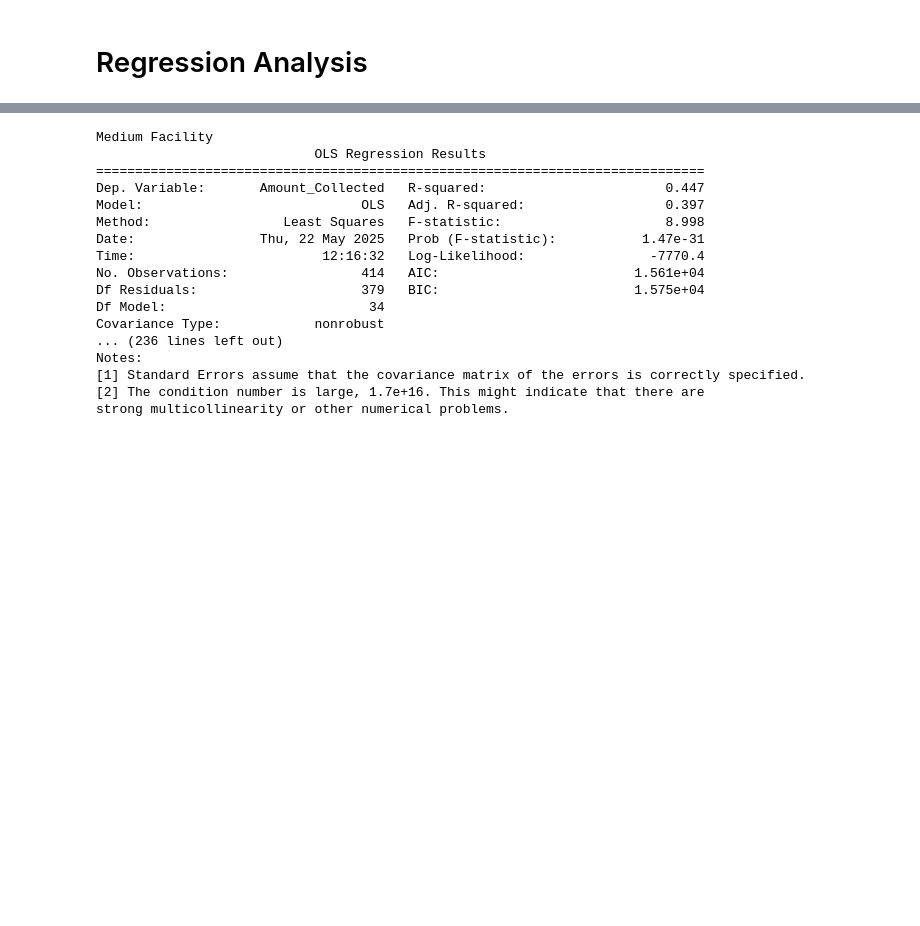
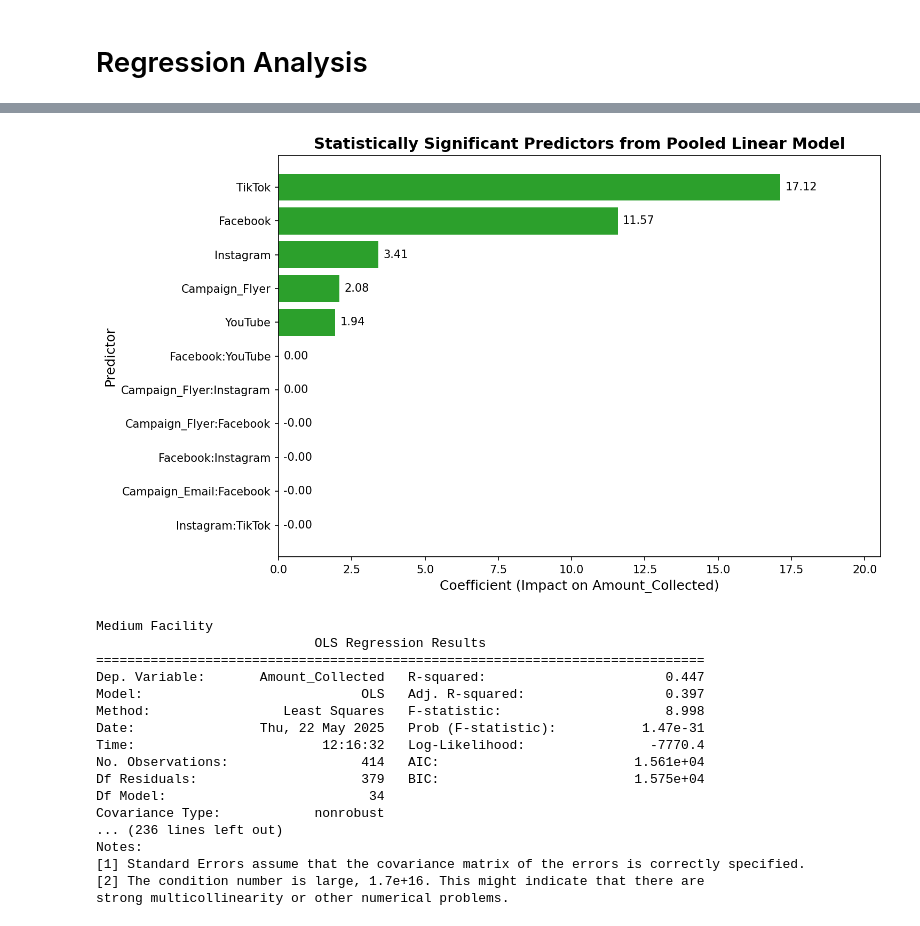
Before and after one commit to Asif-Rasool/MMM, a Jupyter notebook: main.ipynb, the cells around one changed output, grey strips where cells are left out. Saved outputs shown, nothing was run; the diff lists cells and outputs as text; code cells hidden in the pictures; blank space fills up the shorter version.

```diff
--- a/main.ipynb
+++ b/main.ipynb
@@ -315,6 +317,46 @@ summary_stats = {
 
 # Save to CSV (or JSON if you prefer)
 pd.DataFrame.from_dict(summary_stats, orient='index', columns=["Value"]).to_csv("Outputs/pooled_model_stats.csv")
+# %%
+import matplotlib.pyplot as plt
+
+# Sort by coefficient
+filtered_summary_sorted = filtered_summary.sort_values("Coefficient (Impact)")
+
+# Create figure
+plt.figure(figsize=(10, 6), dpi=150)
+
+bars = plt.barh(
+    filtered_summary_sorted["Variable"],
+    filtered_summary_sorted["Coefficient (Impact)"],
+    color="#2ca02c"
+)
+
+# Determine the max coefficient to set the xlim with padding
+max_val = filtered_summary_sorted["Coefficient (Impact)"].max()
+plt.xlim(0, max_val * 1.2)  # 20% padding on right
+
+# Annotate bars
+for bar in bars:
+    width = bar.get_width()
+    plt.text(
+        width + max_val * 0.01,  # slightly to the right of the bar
+        bar.get_y() + bar.get_height() / 2,
+        f'{width:.2f}',
+        va='center',
+        fontsize=10
+    )
+
+# Labels and title
+plt.xlabel("Coefficient (Impact on Amount_Collected)", fontsize=12)
+plt.ylabel("Predictor", fontsize=12)
+plt.title("Statistically Significant Predictors from Pooled Linear Model", fontsize=14, weight='bold')
+
+plt.tight_layout()
+plt.savefig("Figures/pooled_model_significant_predictors_clean.png", bbox_inches="tight")
+plt.show()
+# %% [output]
+[figure, added]
 # %%
 import statsmodels.api as sm
 import statsmodels.formula.api as smf
```
Also changed, not shown: parts of 5 cells of this notebook, 20 other files.
